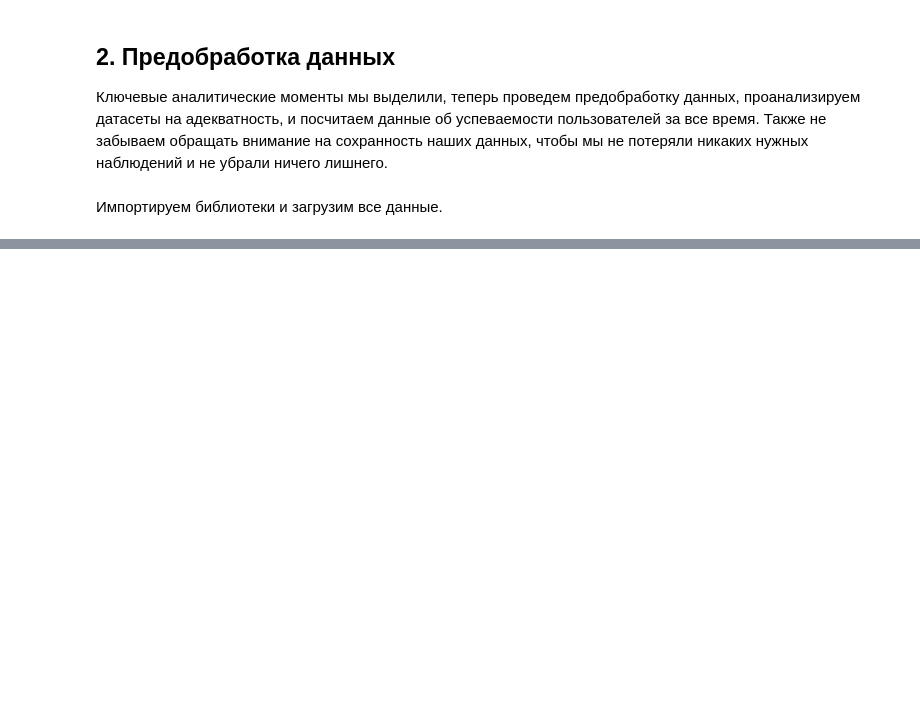
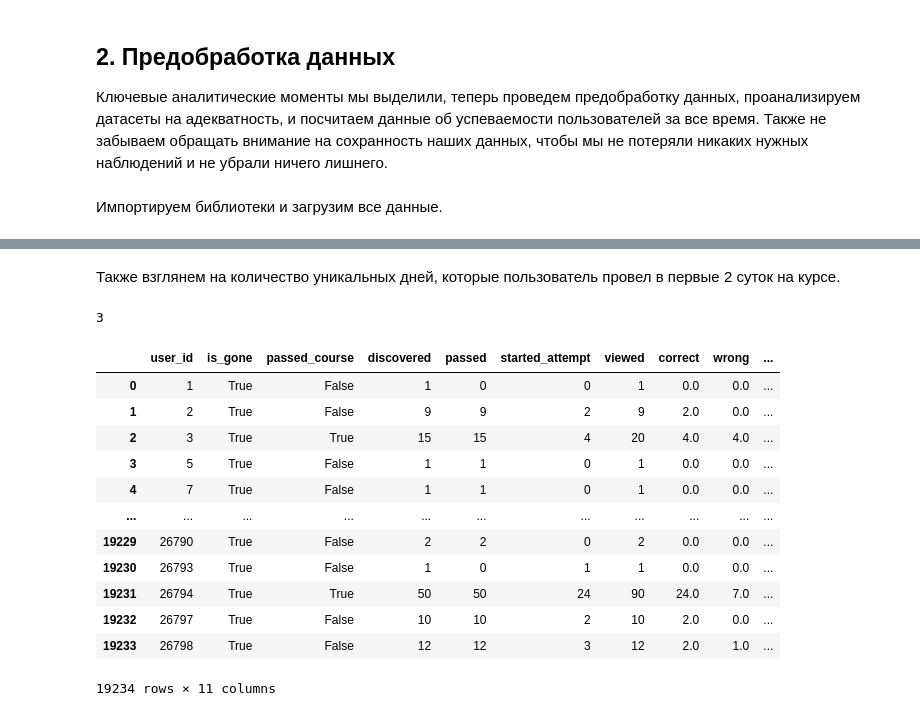
Before and after one commit to mikeasta/StepikDropout, a Jupyter notebook: contest_submission.ipynb, the cells around one changed output, grey strips where cells are left out. Drawn from its saved outputs; the diff is of its cells as text; code cells hidden in the pictures; blank space fills up the shorter version.

```diff
--- a/contest_submission.ipynb
+++ b/contest_submission.ipynb
@@ -67,0 +505,13 @@ submissions_data_train = pd.read_csv("datasets/submissions_data_train.zip", comp
+# %%
+X = X.merge(
+    events_data_train.pivot_table(
+        index="user_id",
+        columns="action",
+        values="step_id",
+        aggfunc="count",
+        fill_value=0
+    ),
+    how="outer",
+    on="user_id"
+)
+X
@@ -67,0 +532,14 @@ submissions_data_train = pd.read_csv("datasets/submissions_data_train.zip", comp
+# %%
+X = X.merge(
+    submissions_data_train.pivot_table(
+        index="user_id",
+        columns="submission_status",
+        values="step_id",
+        aggfunc="count",
+        fill_value=0
+    ),
+    how="outer",
+    on="user_id"
+).fillna(0)
+
+X
@@ -67,0 +562,5 @@ submissions_data_train = pd.read_csv("datasets/submissions_data_train.zip", comp
+# %%
+X["correct_ratio"] = X.correct / (X.correct + X.wrong)
+X = X.fillna(0)
+
+X.head()
@@ -67,0 +574,28 @@ submissions_data_train = pd.read_csv("datasets/submissions_data_train.zip", comp
+# %% [markdown]
+Также взглянем на количество уникальных дней, которые пользователь провел в первые 2 суток на курсе.
+# %%
+X = X.merge(
+    events_data_train.groupby("user_id").day.nunique(),
+    how="outer",
+    on="user_id"
+)
+
+X.day.max()
+# %% [output]
+3
+# %%
+X
+# %% [output]
+|  | user_id | is_gone | passed_course | discovered | passed | started_attempt | viewed | correct | wrong | ... |
+| 0 | 1 | True | False | 1 | 0 | 0 | 1 | 0.0 | 0.0 | ... |
+| 1 | 2 | True | False | 9 | 9 | 2 | 9 | 2.0 | 0.0 | ... |
+| 2 | 3 | True | True | 15 | 15 | 4 | 20 | 4.0 | 4.0 | ... |
+| 3 | 5 | True | False | 1 | 1 | 0 | 1 | 0.0 | 0.0 | ... |
+| 4 | 7 | True | False | 1 | 1 | 0 | 1 | 0.0 | 0.0 | ... |
+| ... | ... | ... | ... | ... | ... | ... | ... | ... | ... | ... |
+| 19229 | 26790 | True | False | 2 | 2 | 0 | 2 | 0.0 | 0.0 | ... |
+| 19230 | 26793 | True | False | 1 | 0 | 1 | 1 | 0.0 | 0.0 | ... |
+| 19231 | 26794 | True | True | 50 | 50 | 24 | 90 | 24.0 | 7.0 | ... |
+| 19232 | 26797 | True | False | 10 | 10 | 2 | 10 | 2.0 | 0.0 | ... |
+| 19233 | 26798 | True | False | 12 | 12 | 3 | 12 | 2.0 | 1.0 | ... |
+19234 rows × 11 columns
```
Also changed, not shown: parts of 83 cells of this notebook, 1 other file.
